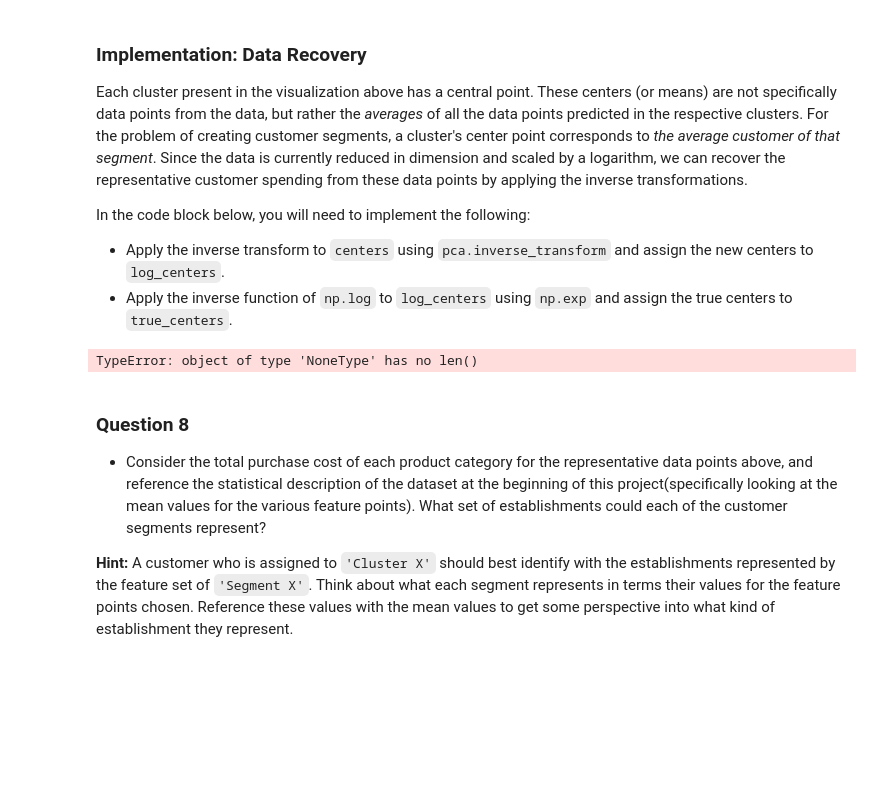
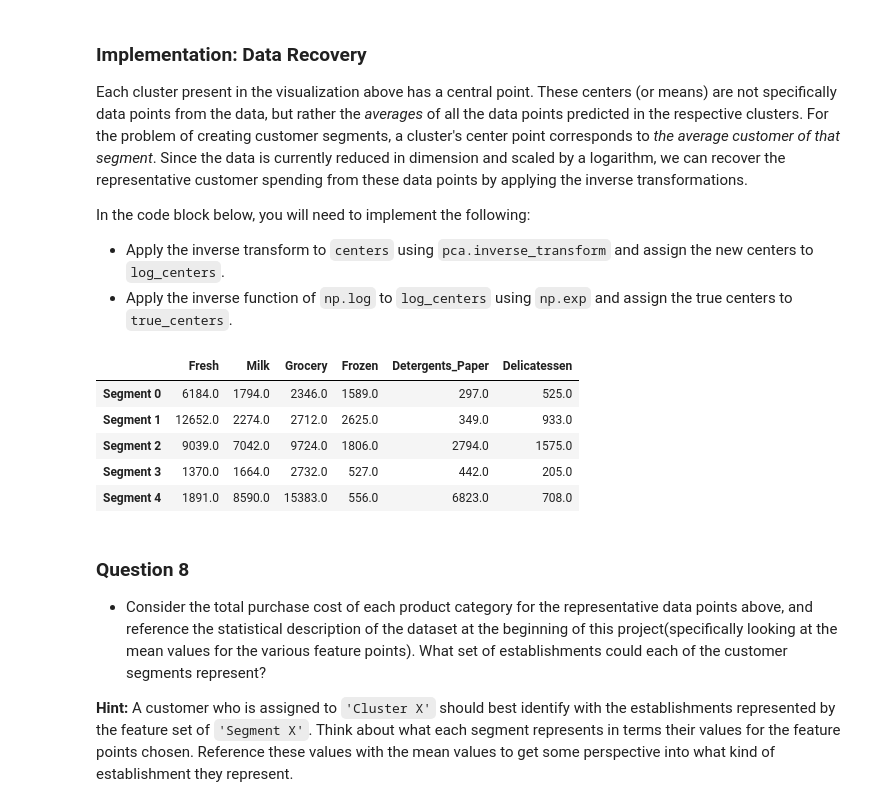
Before and after one commit to RichVanWelch/Udacity_customer_segments, a Jupyter notebook: customer_segments-Working.ipynb, the cells around one changed output. Saved outputs shown, nothing was run; the diff lists cells and outputs as text; code cells hidden in the pictures; blank space fills up the shorter version.

```diff
--- a/customer_segments-Working.ipynb
+++ b/customer_segments-Working.ipynb
@@ -486,18 +598,23 @@ In the code block below, you will need to implement the following:
  - Apply the inverse function of `np.log` to `log_centers` using `np.exp` and assign the true centers to `true_centers`.
 # %%
 # TODO: Inverse transform the centers
-log_centers = None
+log_centers = pca.inverse_transform(centers)
 
 # TODO: Exponentiate the centers
-true_centers = None
+true_centers = np.exp(log_centers)
 
 # Display the true centers
 segments = ['Segment {}'.format(i) for i in range(0,len(centers))]
 true_centers = pd.DataFrame(np.round(true_centers), columns = data.keys())
 true_centers.index = segments
 display(true_centers)
 # %% [output]
-TypeError: object of type 'NoneType' has no len()
+|  | Fresh | Milk | Grocery | Frozen | Detergents_Paper | Delicatessen |
+| Segment 0 | 6184.0 | 1794.0 | 2346.0 | 1589.0 | 297.0 | 525.0 |
+| Segment 1 | 12652.0 | 2274.0 | 2712.0 | 2625.0 | 349.0 | 933.0 |
+| Segment 2 | 9039.0 | 7042.0 | 9724.0 | 1806.0 | 2794.0 | 1575.0 |
+| Segment 3 | 1370.0 | 1664.0 | 2732.0 | 527.0 | 442.0 | 205.0 |
+| Segment 4 | 1891.0 | 8590.0 | 15383.0 | 556.0 | 6823.0 | 708.0 |
 # %% [markdown]
 ### Question 8
 
```
Also changed, not shown: parts of 25 cells of this notebook, 1 other file.
